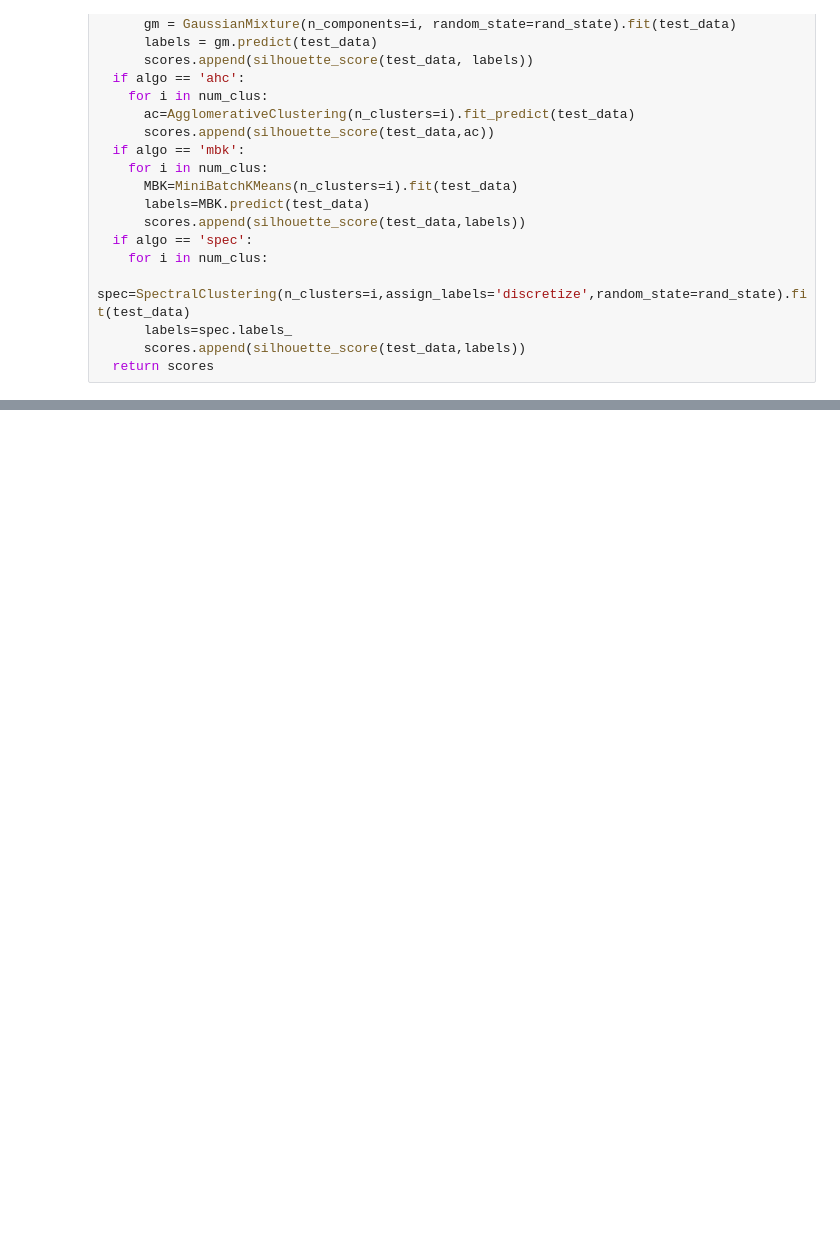
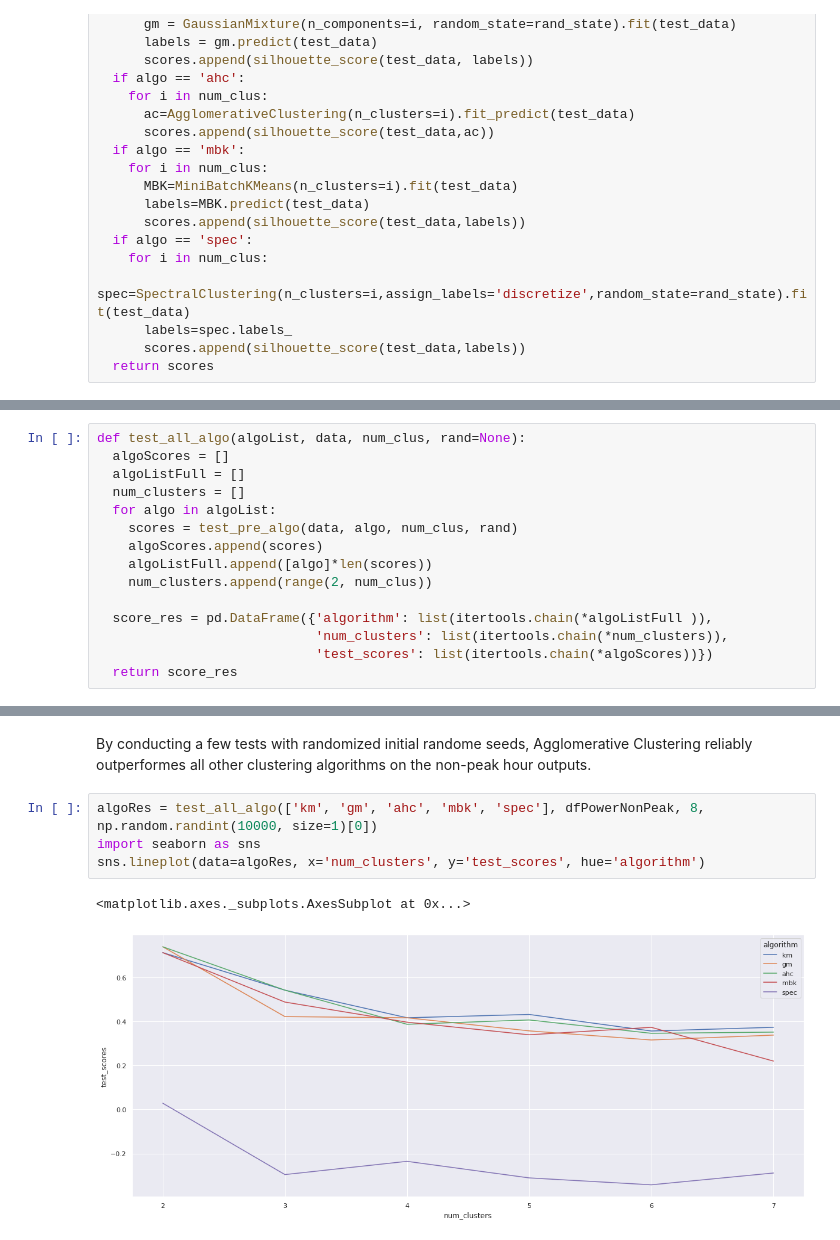
Before and after one commit to mx-hxh/colab-solar, a Jupyter notebook: Colab-Solar-Analysis-on-Solar-Plant-Output.ipynb, the cells around one changed output, grey strips where cells are left out. Drawn from its saved outputs; the diff is of its cells as text; blank space fills up the shorter version.

```diff
--- a/Colab-Solar-Analysis-on-Solar-Plant-Output.ipynb
+++ b/Colab-Solar-Analysis-on-Solar-Plant-Output.ipynb
@@ -661,3 +661,18 @@ def rand_state_testing(data, rand_states, algo, num_clus):
                             'num_clusters': list(itertools.chain(*num_clusters)),
                             'test_scores': list(itertools.chain(*rand_scores))})
   return score_res
+# %%
+def test_all_algo(algoList, data, num_clus, rand=None):
+  algoScores = []
+  algoListFull = []
+  num_clusters = []
+  for algo in algoList:
+    scores = test_pre_algo(data, algo, num_clus, rand)
+    algoScores.append(scores)
+    algoListFull.append([algo]*len(scores))
+    num_clusters.append(range(2, num_clus))
+
+  score_res = pd.DataFrame({'algorithm': list(itertools.chain(*algoListFull )),
+                            'num_clusters': list(itertools.chain(*num_clusters)),
+                            'test_scores': list(itertools.chain(*algoScores))})
+  return score_res
@@ -677,0 +695,9 @@ sns.lineplot(data=rand_km_res, x='num_clusters', y='test_scores', hue='rand_stat
+# %% [markdown]
+By conducting a few tests with randomized initial randome seeds, Agglomerative Clustering reliably outperformes all other clustering algorithms on the non-peak hour outputs.
+# %%
+algoRes = test_all_algo(['km', 'gm', 'ahc', 'mbk', 'spec'], dfPowerNonPeak, 8, np.random.randint(10000, size=1)[0])
+import seaborn as sns
+sns.lineplot(data=algoRes, x='num_clusters', y='test_scores', hue='algorithm')
+# %% [output]
+<matplotlib.axes._subplots.AxesSubplot at 0x...>
+[figure, added]
```
Also changed, not shown: parts of 15 cells of this notebook.
